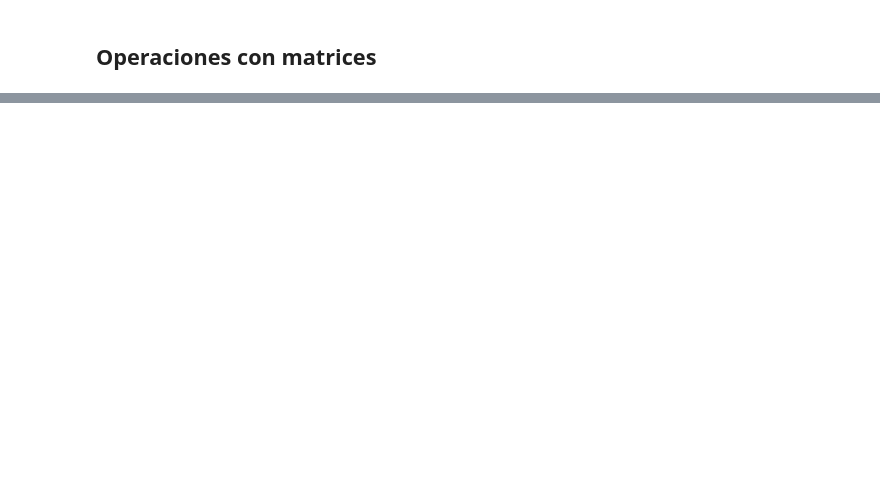
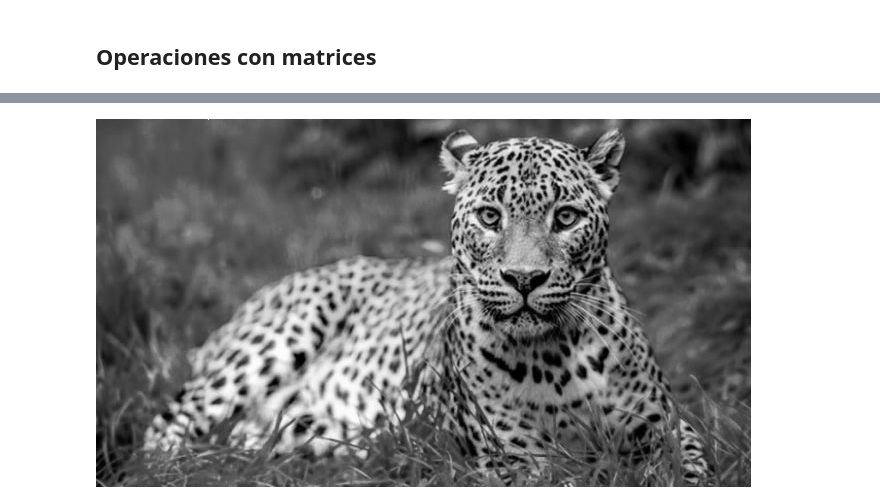
Before and after one commit to JuanPDuateC/Notebooks, a Jupyter notebook: 03_Numpy.ipynb, the cells around one changed output, grey strips where cells are left out. Saved outputs shown, nothing was run; the diff lists cells and outputs as text; code cells hidden in the pictures; blank space fills up the shorter version.

```diff
--- a/03_Numpy.ipynb
+++ b/03_Numpy.ipynb
@@ -169,0 +421,4 @@ np.hstack((a,b))
+# %%
+## luego solo se muestra en rojo
+r = leopardo[0, 112,   2]
+print(r)
@@ -169,0 +429,13 @@ np.hstack((a,b))
+# %%
+max_x, max_y, max_p = leopardo.shape
+# %%
+## se manipula la primera parte de la imagen para que sobreescriba la imagen y le de un nuevo nombre
+leopardo_n = leopardo.copy()
+## el // es para cortar el  medio de la imagen en x y en y con eso solo deja el primer cuadrante
+for x in range(0, max_x//2):
+    for y in range(0, max_y//2):
+        r, g, b = leopardo[x,y]
+        leopardo_n[x,y] = (r, 0, 0)
+
+leopardo_n_imagen = Image.fromarray(leopardo_n)
+leopardo_n_imagen.save('leo.jpg')
@@ -169,0 +474,18 @@ np.hstack((a,b))
+# %%
+## escala de grises
+leo5 = leopardo.copy()
+## el for recorre el array y el p cambia los valores de rgb a la escala de grises especifica
+for x in range(0, max_x):
+    for y in range(0, max_y):
+        r, g, b = leopardo[x,y]
+        p = int(0.2989*r + 0.5870*g + 0.1140*b)
+        leo5[x, y] = (p, p, p)
+
+ ## carga el array en una imagen
+leo5imagen = Image.fromarray(leo5)
+ ## guarda la imagen
+leo5imagen.save('leogris.jpg')
+## muestra la imagen
+leo5imagen
+# %% [output]
+[figure, added]
```
Also changed, not shown: parts of 48 cells of this notebook.
